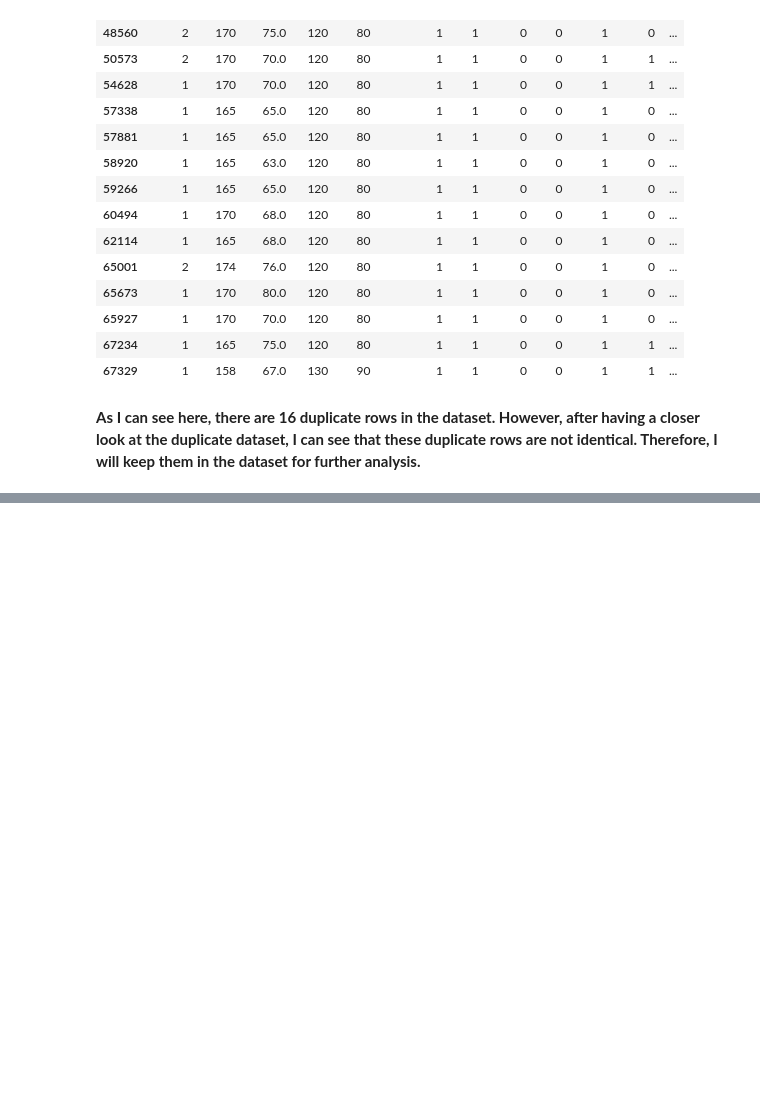
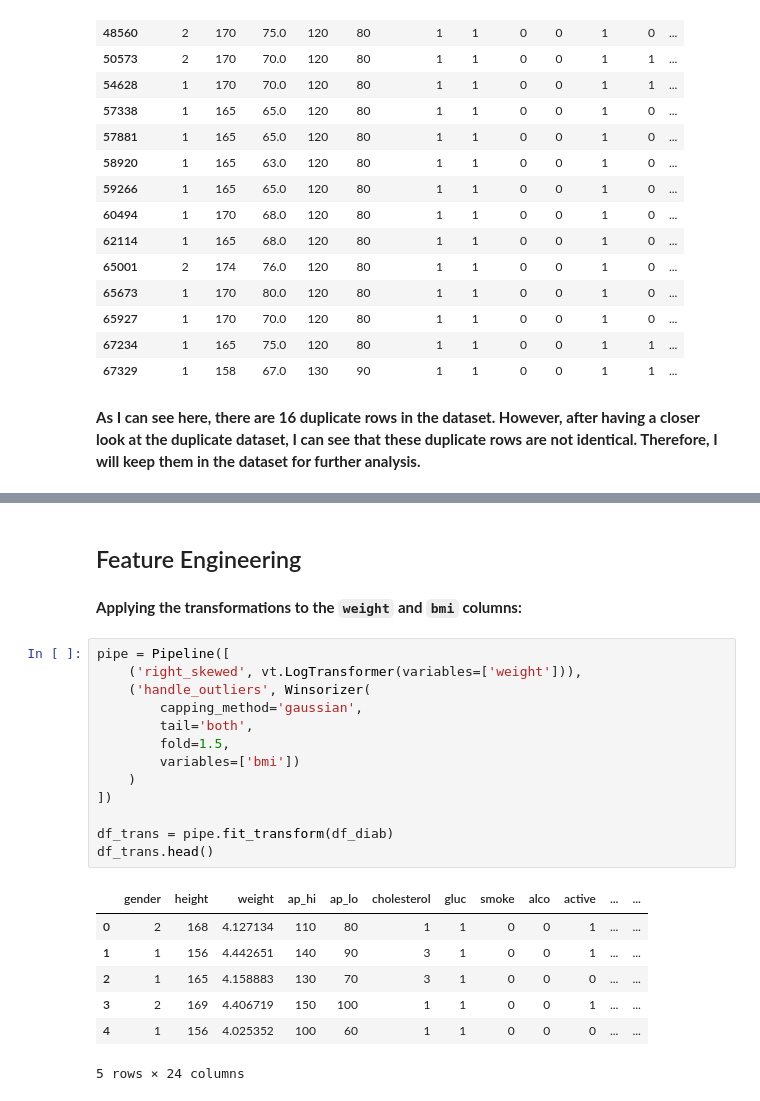
Before and after one commit to mrnnasir/diabetes_risk, a Jupyter notebook: jupyter_notebooks/1. EDA.ipynb, the cells around one changed output, grey strips where cells are left out. Cells and saved outputs as stored; diff of their text form; blank space fills up the shorter version.

```diff
--- a/jupyter_notebooks/1. EDA.ipynb
+++ b/jupyter_notebooks/1. EDA.ipynb
@@ -345,0 +498,25 @@ df_diab[df_diab.duplicated()]
+# %% [markdown]
+## Feature Engineering
+# %% [markdown]
+**Applying the transformations to the `weight` and `bmi` columns:**
+# %%
+pipe = Pipeline([
+    ('right_skewed', vt.LogTransformer(variables=['weight'])),
+    ('handle_outliers', Winsorizer(
+        capping_method='gaussian',
+        tail='both',
+        fold=1.5,
+        variables=['bmi'])
+    )
+])
+
+df_trans = pipe.fit_transform(df_diab)
+df_trans.head()
+# %% [output]
+|  | gender | height | weight | ap_hi | ap_lo | cholesterol | gluc | smoke | alco | active | ... | ... |
+| 0 | 2 | 168 | 4.127134 | 110 | 80 | 1 | 1 | 0 | 0 | 1 | ... | ... |
+| 1 | 1 | 156 | 4.442651 | 140 | 90 | 3 | 1 | 0 | 0 | 1 | ... | ... |
+| 2 | 1 | 165 | 4.158883 | 130 | 70 | 3 | 1 | 0 | 0 | 0 | ... | ... |
+| 3 | 2 | 169 | 4.406719 | 150 | 100 | 1 | 1 | 0 | 0 | 1 | ... | ... |
+| 4 | 1 | 156 | 4.025352 | 100 | 60 | 1 | 1 | 0 | 0 | 0 | ... | ... |
+5 rows × 24 columns
```
Also changed, not shown: parts of 19 cells of this notebook.
